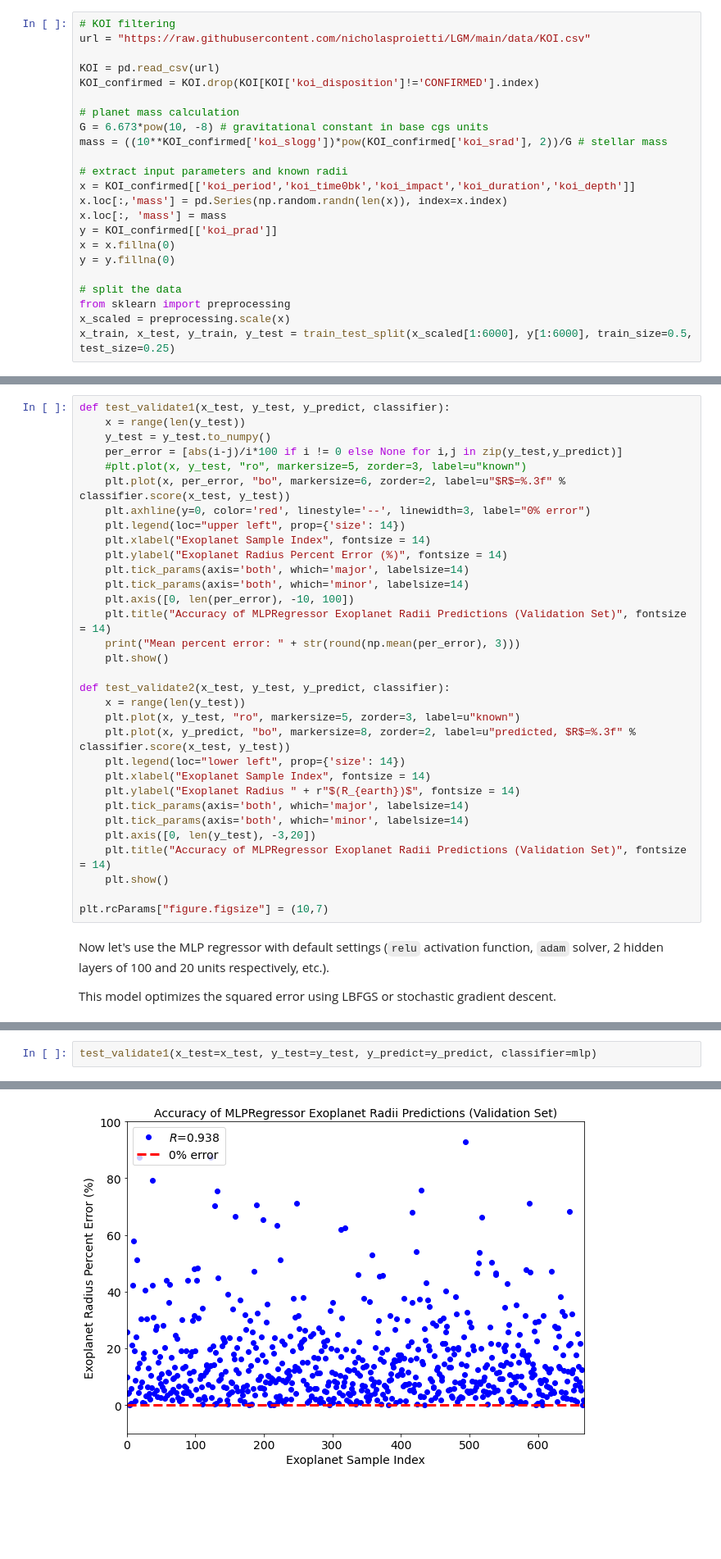
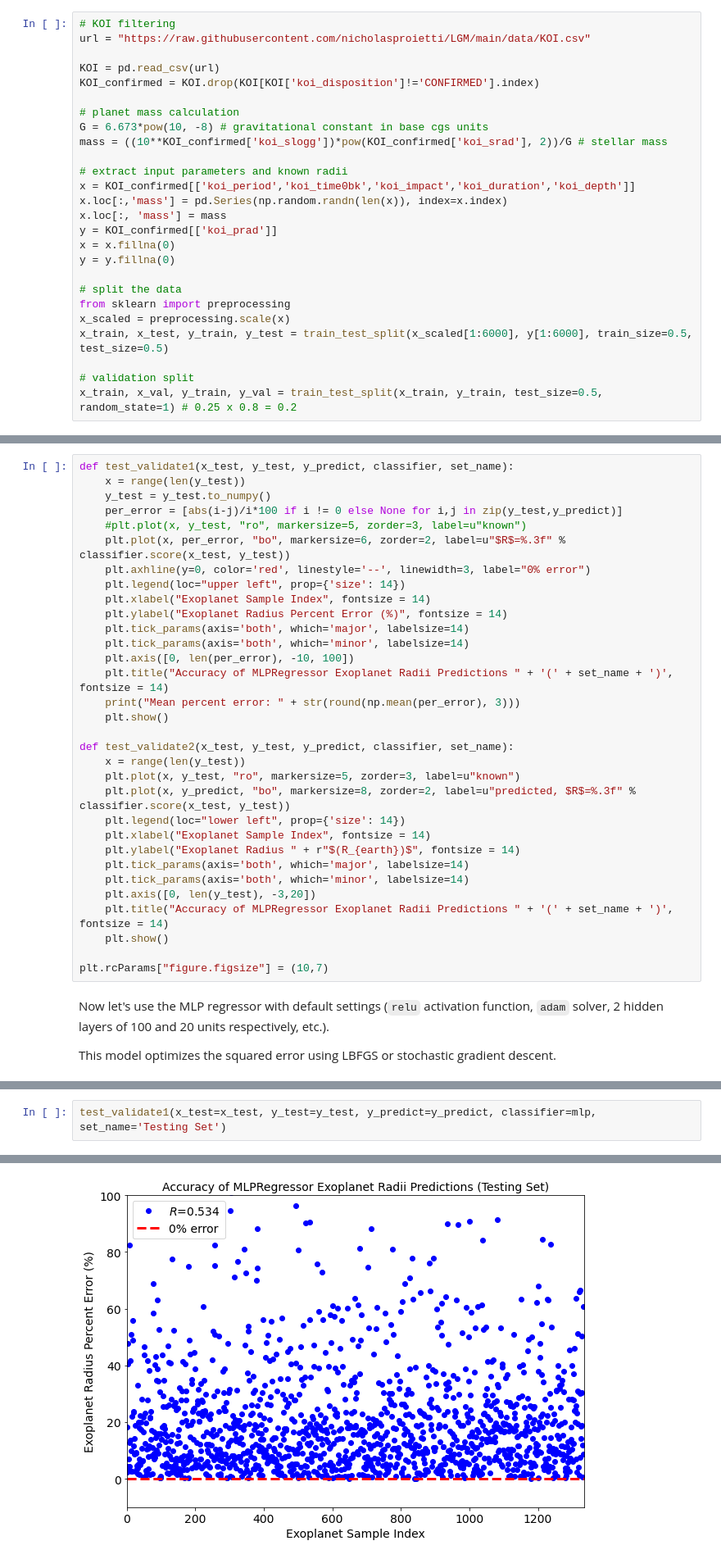
Before and after one commit to nicholasproietti/LGM, a Jupyter notebook: KOI_Regression.ipynb, the cells around one changed output, grey strips where cells are left out. Shown: that part at 82% size. Cells and saved outputs as stored; diff of their text form; blank space fills up the shorter version.

```diff
--- a/KOI_Regression.ipynb
+++ b/KOI_Regression.ipynb
@@ -68,4 +68,7 @@ y = y.fillna(0)
 # split the data
 from sklearn import preprocessing
 x_scaled = preprocessing.scale(x)
-x_train, x_test, y_train, y_test = train_test_split(x_scaled[1:6000], y[1:6000], train_size=0.5, test_size=0.25)
+x_train, x_test, y_train, y_test = train_test_split(x_scaled[1:6000], y[1:6000], train_size=0.5, test_size=0.5)
+
+# validation split
+x_train, x_val, y_train, y_val = train_test_split(x_train, y_train, test_size=0.5, random_state=1) # 0.25 x 0.8 = 0.2
@@ -116,7 +130,7 @@ Let's define two functions:
 
 `test_validate2()` will plot the same set as `test_validate1()` with a different representation. The predicted **and** known exoplanet radius values will be plotted.
 # %%
-def test_validate1(x_test, y_test, y_predict, classifier):
+def test_validate1(x_test, y_test, y_predict, classifier, set_name):
     x = range(len(y_test))
     y_test = y_test.to_numpy()
     per_error = [abs(i-j)/i*100 if i != 0 else None for i,j in zip(y_test,y_predict)]
@@ -129,11 +143,11 @@ def test_validate1(x_test, y_test, y_predict, classifier):
     plt.tick_params(axis='both', which='major', labelsize=14)
     plt.tick_params(axis='both', which='minor', labelsize=14)
     plt.axis([0, len(per_error), -10, 100])
-    plt.title("Accuracy of MLPRegressor Exoplanet Radii Predictions (Validation Set)", fontsize = 14)
+    plt.title("Accuracy of MLPRegressor Exoplanet Radii Predictions " + '(' + set_name + ')', fontsize = 14)
     print("Mean percent error: " + str(round(np.mean(per_error), 3)))
     plt.show()
 
-def test_validate2(x_test, y_test, y_predict, classifier):
+def test_validate2(x_test, y_test, y_predict, classifier, set_name):
     x = range(len(y_test))
     plt.plot(x, y_test, "ro", markersize=5, zorder=3, label=u"known")
     plt.plot(x, y_predict, "bo", markersize=8, zorder=2, label=u"predicted, $R$=%.3f" % classifier.score(x_test, y_test))
@@ -143,7 +157,7 @@ def test_validate2(x_test, y_test, y_predict, classifier):
     plt.tick_params(axis='both', which='major', labelsize=14)
     plt.tick_params(axis='both', which='minor', labelsize=14)
     plt.axis([0, len(y_test), -3,20])
-    plt.title("Accuracy of MLPRegressor Exoplanet Radii Predictions (Validation Set)", fontsize = 14)
+    plt.title("Accuracy of MLPRegressor Exoplanet Radii Predictions " + '(' + set_name + ')', fontsize = 14)
     plt.show()
 
 plt.rcParams["figure.figsize"] = (10,7)
@@ -168,3 +186,3 @@ y_predict = mlp.predict(x_test)
 # %%
-test_validate1(x_test=x_test, y_test=y_test, y_predict=y_predict, classifier=mlp)
+test_validate1(x_test=x_test, y_test=y_test, y_predict=y_predict, classifier=mlp, set_name='Testing Set')
 # %% [output]
@@ -172 +190 @@ Mean percent error: 16.538
-[figure, old version]
+[figure, new version]
```
Also changed, not shown: parts of 14 cells of this notebook.
